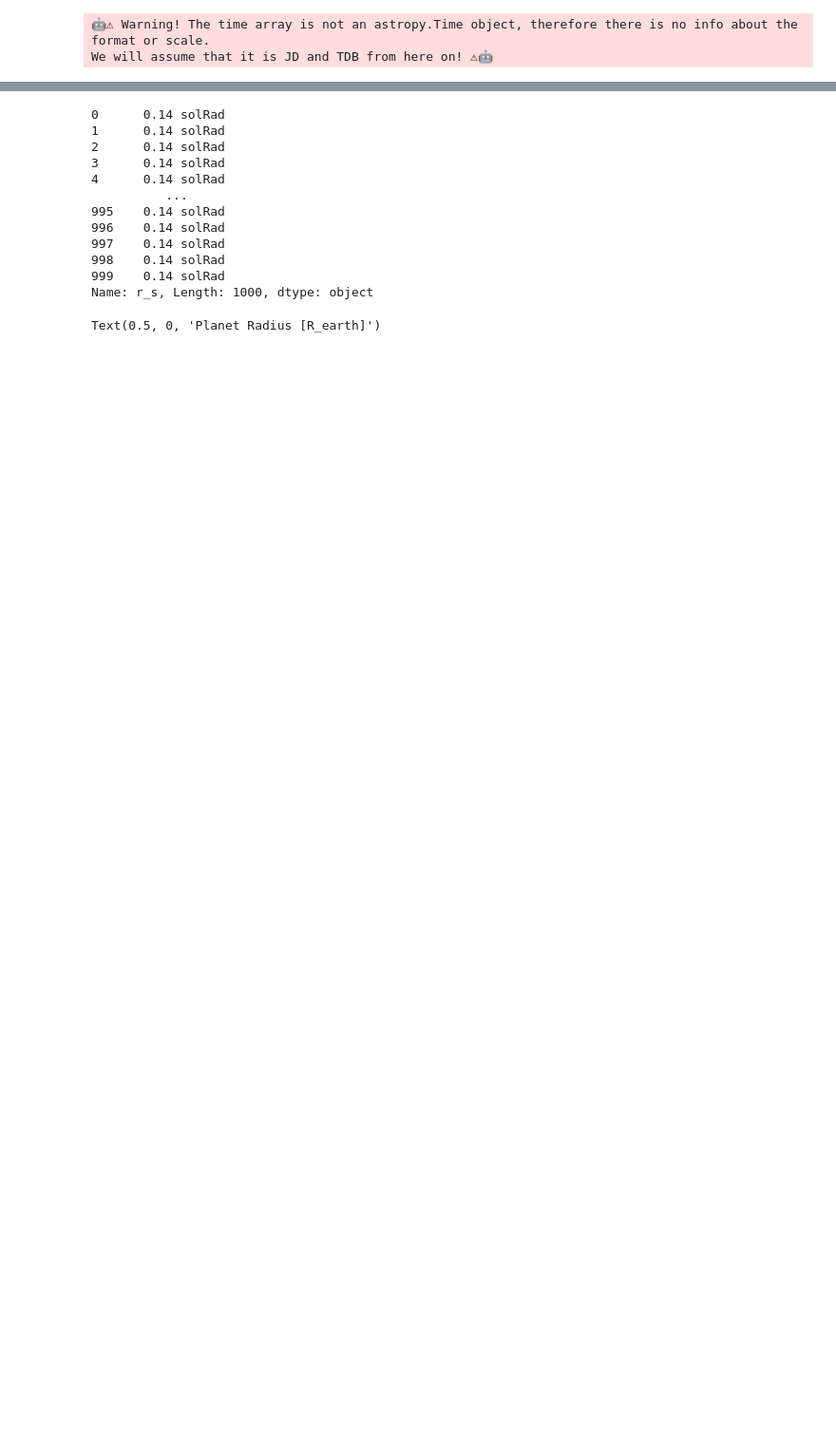
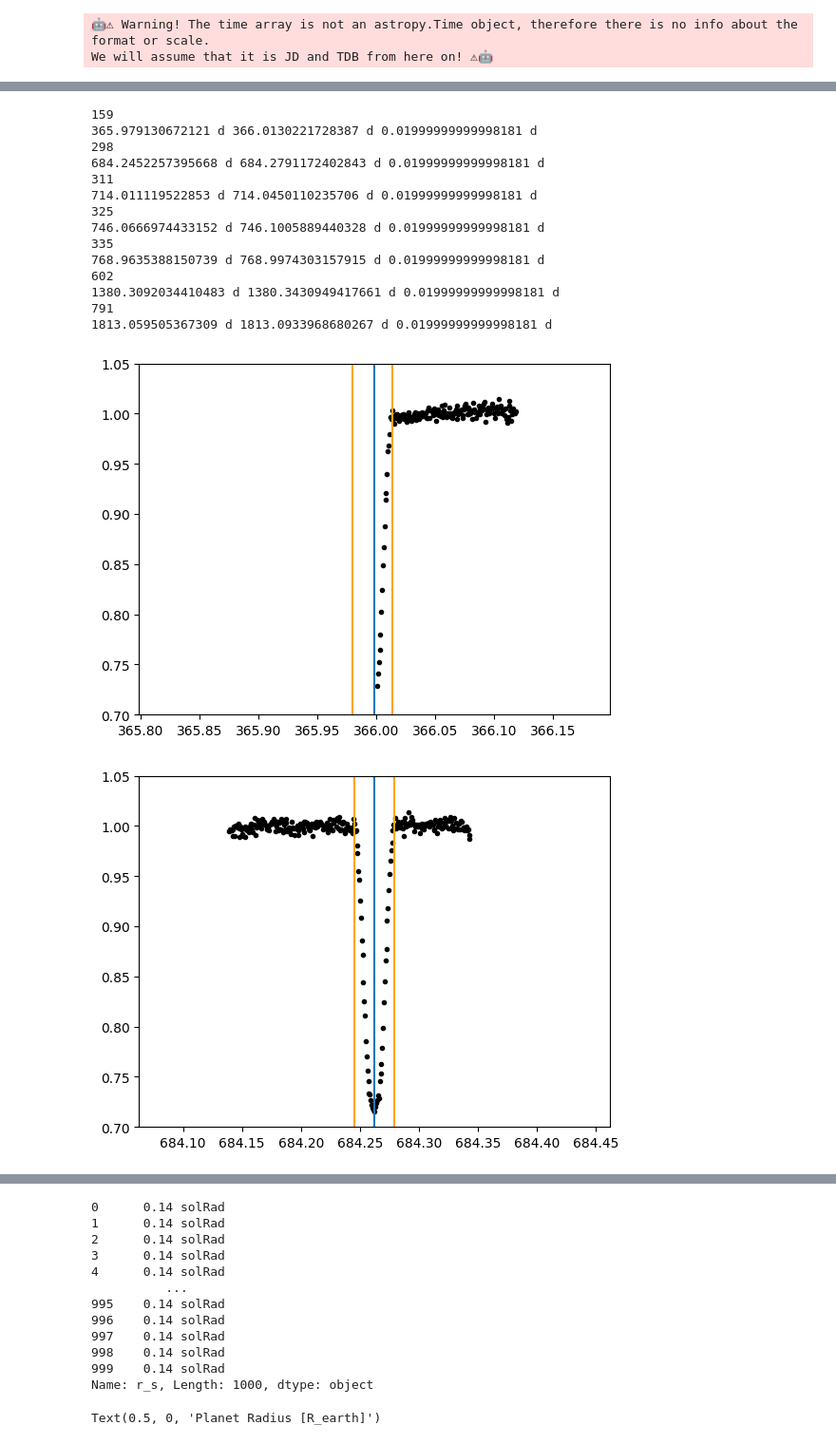
Before and after one commit to catrionamurray/occultence, a Jupyter notebook: occultence/notebooks/Run_LC_condensed.ipynb, the cells around one changed output, grey strips where cells are left out. Shown at 95% size. Cells and saved outputs as stored; diff of their text form; code cells hidden in the pictures; blank space fills up the shorter version.

Commit message:
More debugging metadata and saved parameters

```diff
--- a/occultence/notebooks/Run_LC_condensed.ipynb
+++ b/occultence/notebooks/Run_LC_condensed.ipynb
@@ -213,0 +253,3 @@ targ.name
+# %%
+x = pkl.load(open(f"../../Results/{targ.name}_BLS.pkl", 'rb'))
+# x
@@ -213,0 +298,47 @@ targ.name
+# %%
+injected_params = lcs[0].metadata['injected_planet']
+recovered_params = x[0]
+
+planet = 0
+
+transit_t = injected_params['epoch'][planet].to_value('d')
+
+all_epochs = []
+while transit_t < targ.time.value[-1]:
+    all_epochs.append(transit_t)
+    transit_t += injected_params['period'][0].to_value('d')
+
+for transit in range(len(recovered_params['epoch'])):
+    closest_transit = find_nearest(all_epochs, recovered_params['epoch'][transit].to_value('d'))
+    print(closest_transit)
+    inj_transit_start = all_epochs[closest_transit]*u.d - (0.5*injected_params['duration'][planet])
+    inj_transit_end = all_epochs[closest_transit]*u.d + (0.5 * injected_params['duration'][planet])
+    overlap = min(inj_transit_end, recovered_params['epoch_end'][transit]) - \
+              max(inj_transit_start, recovered_params['epoch_start'][transit])
+    print(inj_transit_start, inj_transit_end, overlap)
+
+    plt.figure()
+    plt.plot(lcs[0].time.value, lcs[0].flux, 'k.')
+    plt.axvline(inj_transit_start.value, color='orange')
+    plt.axvline(inj_transit_end.value, color='orange')
+    plt.axvline(recovered_params['epoch'][transit].to_value('d'))
+    plt.xlim(recovered_params['epoch'][transit].to_value('d')-0.2,
+             recovered_params['epoch'][transit].to_value('d')+0.2)
+    plt.ylim(0.7,1.05)
+# %% [output]
+159
+365.979130672121 d 366.0130221728387 d 0.01999999999998181 d
+298
+684.2452257395668 d 684.2791172402843 d 0.01999999999998181 d
+311
+714.011119522853 d 714.0450110235706 d 0.01999999999998181 d
+325
+746.0666974433152 d 746.1005889440328 d 0.01999999999998181 d
+335
+768.9635388150739 d 768.9974303157915 d 0.01999999999998181 d
+602
+1380.3092034410483 d 1380.3430949417661 d 0.01999999999998181 d
+791
+1813.059505367309 d 1813.0933968680267 d 0.01999999999998181 d
+[figure, added]
+[figure, added]
```
Also changed, not shown: parts of 23 cells of this notebook, 6 other files.
